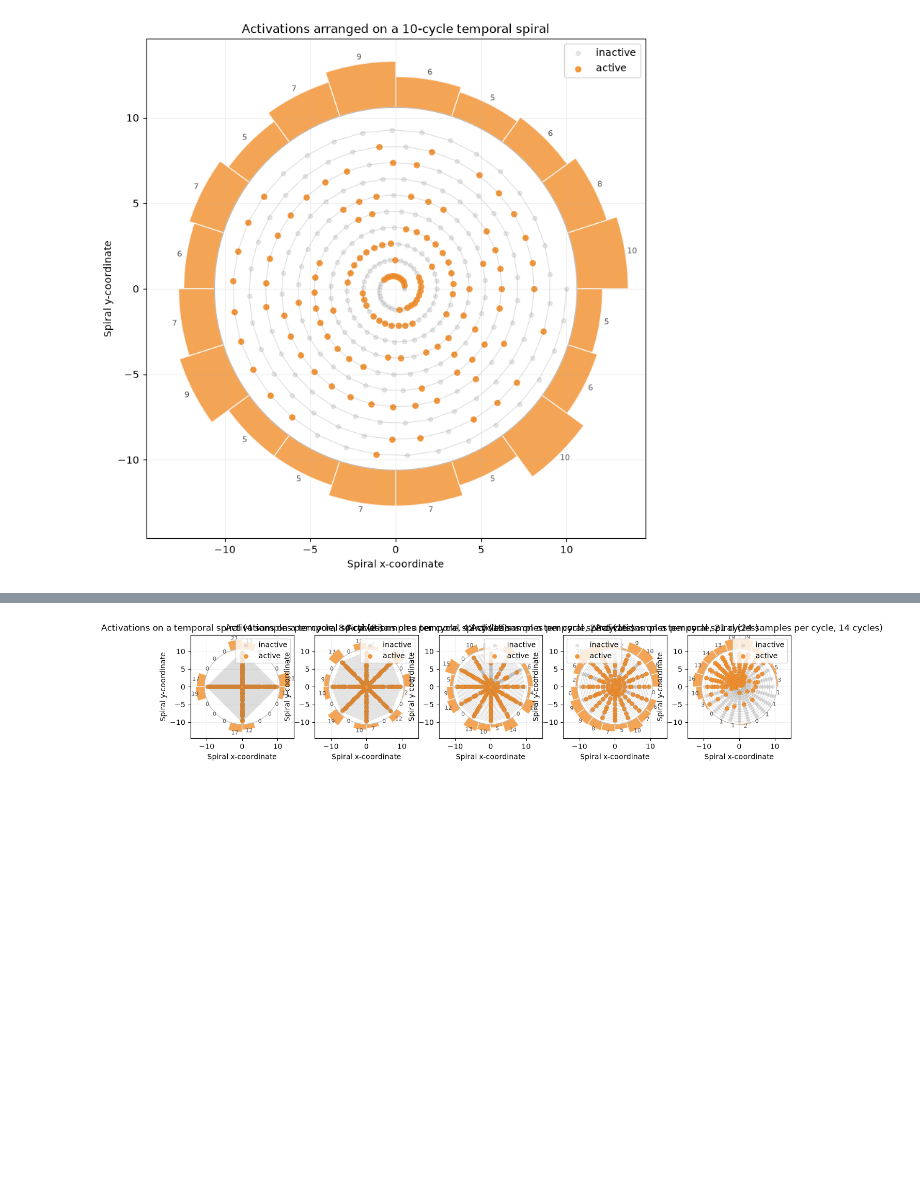
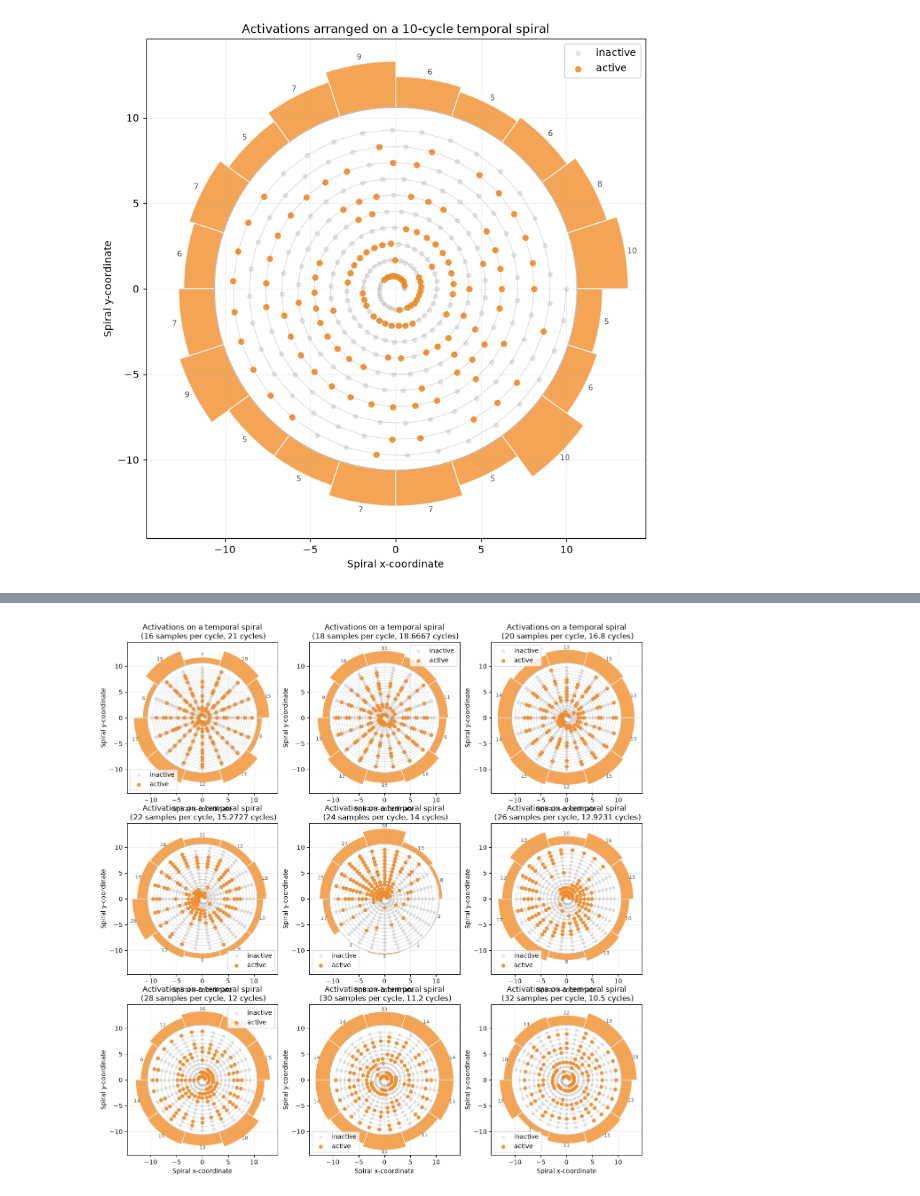
Before and after one commit to perellonieto/machine_learning_concepts, a Jupyter notebook: explainable_ai_cyclic_temporal_data.ipynb, the cells around one changed output, grey strips where cells are left out. Cells and saved outputs as stored; diff of their text form; code cells hidden in the pictures; blank space fills up the shorter version.

```diff
--- a/explainable_ai_cyclic_temporal_data.ipynb
+++ b/explainable_ai_cyclic_temporal_data.ipynb
@@ -173,8 +175,10 @@ AttributeError: module 'spirals' has no attribute '__version__'
 # %%
-fig, ax_list = plt.subplots(1, 5, figsize=(15, 10))
+fig, ax_list = plt.subplots(3, 3, figsize=(15, 15))
 
-samples_per_cycle_list = [4, 8, 12, 16, 24]
+ax_list = ax_list.flatten()
+
+samples_per_cycle_list = [16, 18, 20, 22, 24, 26, 28, 30, 32]
 for i, ax in enumerate(ax_list):
-    plot_temporal_spiral(active, n_bins=20, samples_per_cycle=samples_per_cycle_list[i], ax=ax)
+    plot_temporal_spiral(active, n_bins=10, samples_per_cycle=samples_per_cycle_list[i], ax=ax)
 # %% [output]
-[figure, old version]
+[figure, new version]
```
Also changed, not shown: parts of 14 cells of this notebook.
